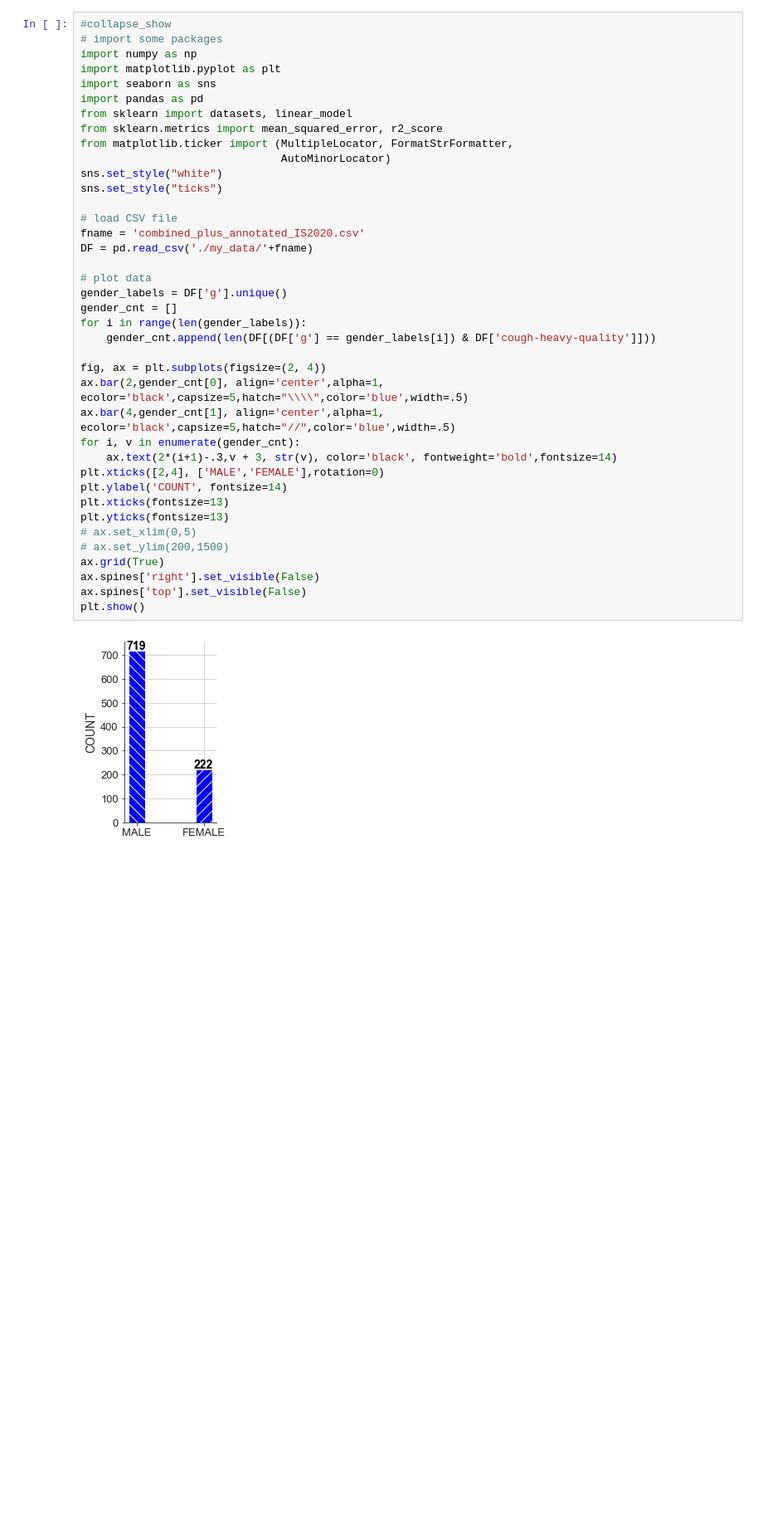
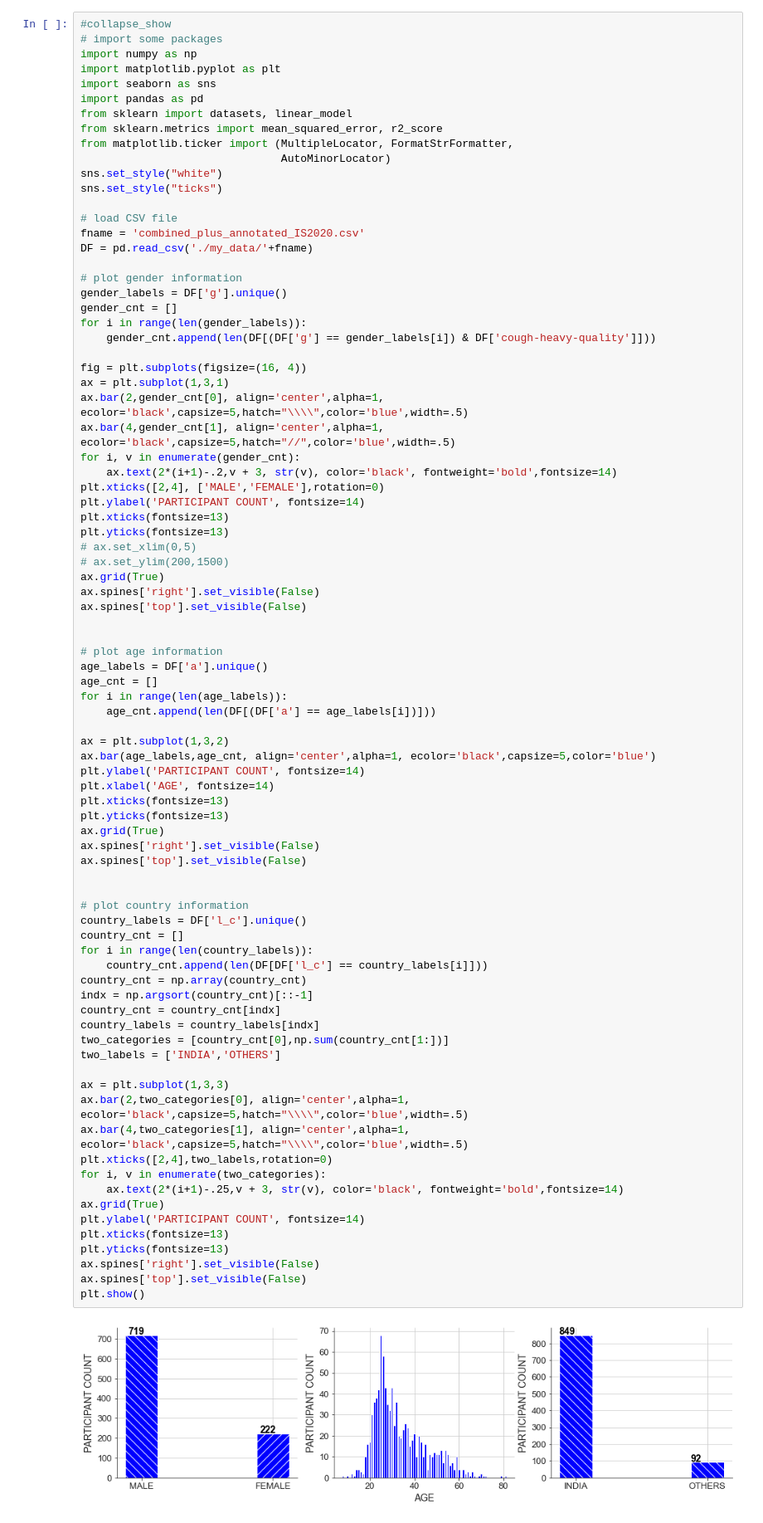
Before and after one commit to iiscleap/coswara-blog, a Jupyter notebook: _notebooks/2020-08-15-visualize_metadata.ipynb, the cells around one changed output. Shown: that part at 83% size. Saved outputs shown, nothing was run; the diff lists cells and outputs as text; blank space fills up the shorter version.

Commit message:
added metadata visualization

```diff
--- a/_notebooks/2020-08-15-visualize_metadata.ipynb
+++ b/_notebooks/2020-08-15-visualize_metadata.ipynb
@@ -20,35 +21,79 @@ import seaborn as sns
 import pandas as pd
 from sklearn import datasets, linear_model
 from sklearn.metrics import mean_squared_error, r2_score
 from matplotlib.ticker import (MultipleLocator, FormatStrFormatter,
                                AutoMinorLocator)
 sns.set_style("white")
 sns.set_style("ticks")
 
 # load CSV file
 fname = 'combined_plus_annotated_IS2020.csv'
 DF = pd.read_csv('./my_data/'+fname)
 
-# plot data
+# plot gender information
 gender_labels = DF['g'].unique()
 gender_cnt = []
 for i in range(len(gender_labels)):
     gender_cnt.append(len(DF[(DF['g'] == gender_labels[i]) & DF['cough-heavy-quality']]))
 
-fig, ax = plt.subplots(figsize=(2, 4))
+fig = plt.subplots(figsize=(16, 4))
+ax = plt.subplot(1,3,1)
 ax.bar(2,gender_cnt[0], align='center',alpha=1, ecolor='black',capsize=5,hatch="\\\\",color='blue',width=.5)
 ax.bar(4,gender_cnt[1], align='center',alpha=1, ecolor='black',capsize=5,hatch="//",color='blue',width=.5)
 for i, v in enumerate(gender_cnt):
-    ax.text(2*(i+1)-.3,v + 3, str(v), color='black', fontweight='bold',fontsize=14)
+    ax.text(2*(i+1)-.2,v + 3, str(v), color='black', fontweight='bold',fontsize=14)
 plt.xticks([2,4], ['MALE','FEMALE'],rotation=0)
-plt.ylabel('COUNT', fontsize=14)
+plt.ylabel('PARTICIPANT COUNT', fontsize=14)
 plt.xticks(fontsize=13)
 plt.yticks(fontsize=13)
 # ax.set_xlim(0,5)
 # ax.set_ylim(200,1500)
 ax.grid(True)
 ax.spines['right'].set_visible(False)
 ax.spines['top'].set_visible(False)
+
+
+# plot age information
+age_labels = DF['a'].unique()
+age_cnt = []
+for i in range(len(age_labels)):
+    age_cnt.append(len(DF[(DF['a'] == age_labels[i])]))
+
+ax = plt.subplot(1,3,2)
+ax.bar(age_labels,age_cnt, align='center',alpha=1, ecolor='black',capsize=5,color='blue')
+plt.ylabel('PARTICIPANT COUNT', fontsize=14)
+plt.xlabel('AGE', fontsize=14)
+plt.xticks(fontsize=13)
+plt.yticks(fontsize=13)
+ax.grid(True)
+ax.spines['right'].set_visible(False)
+ax.spines['top'].set_visible(False)
+
+
+# plot country information
+country_labels = DF['l_c'].unique()
+country_cnt = []
+for i in range(len(country_labels)):
+    country_cnt.append(len(DF[DF['l_c'] == country_labels[i]]))
+country_cnt = np.array(country_cnt)
+indx = np.argsort(country_cnt)[::-1]
+country_cnt = country_cnt[indx]
+country_labels = country_labels[indx]
+two_categories = [country_cnt[0],np.sum(country_cnt[1:])]
+two_labels = ['INDIA','OTHERS']
+
+ax = plt.subplot(1,3,3)
+ax.bar(2,two_categories[0], align='center',alpha=1, ecolor='black',capsize=5,hatch="\\\\",color='blue',width=.5)
+ax.bar(4,two_categories[1], align='center',alpha=1, ecolor='black',capsize=5,hatch="\\\\",color='blue',width=.5)
+plt.xticks([2,4],two_labels,rotation=0)
+for i, v in enumerate(two_categories):
+    ax.text(2*(i+1)-.25,v + 3, str(v), color='black', fontweight='bold',fontsize=14)
+ax.grid(True)
+plt.ylabel('PARTICIPANT COUNT', fontsize=14)
+plt.xticks(fontsize=13)
+plt.yticks(fontsize=13)
+ax.spines['right'].set_visible(False)
+ax.spines['top'].set_visible(False)
 plt.show()
 # %% [output]
-[figure, old version]
+[figure, new version]
```
Also changed, not shown: parts of 8 cells of this notebook.
